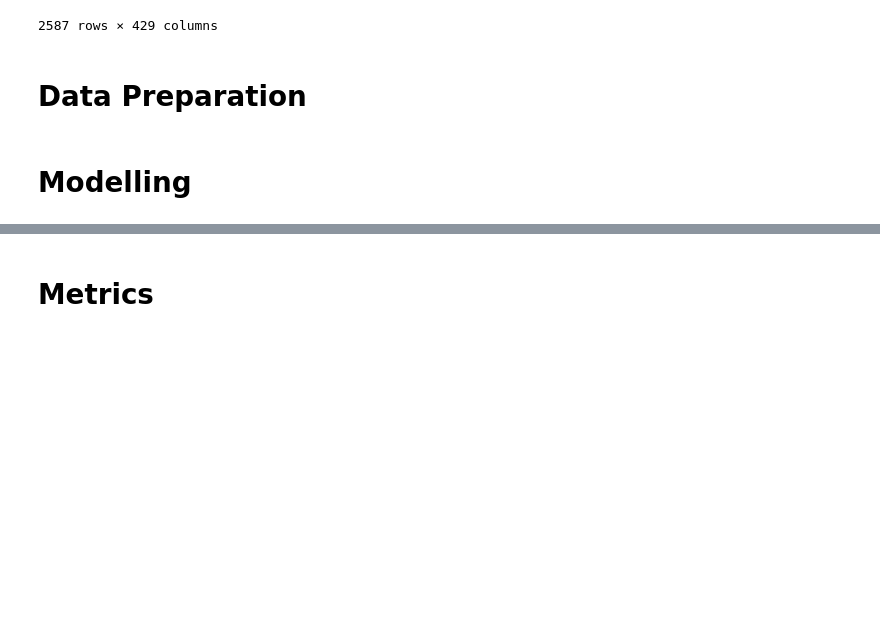
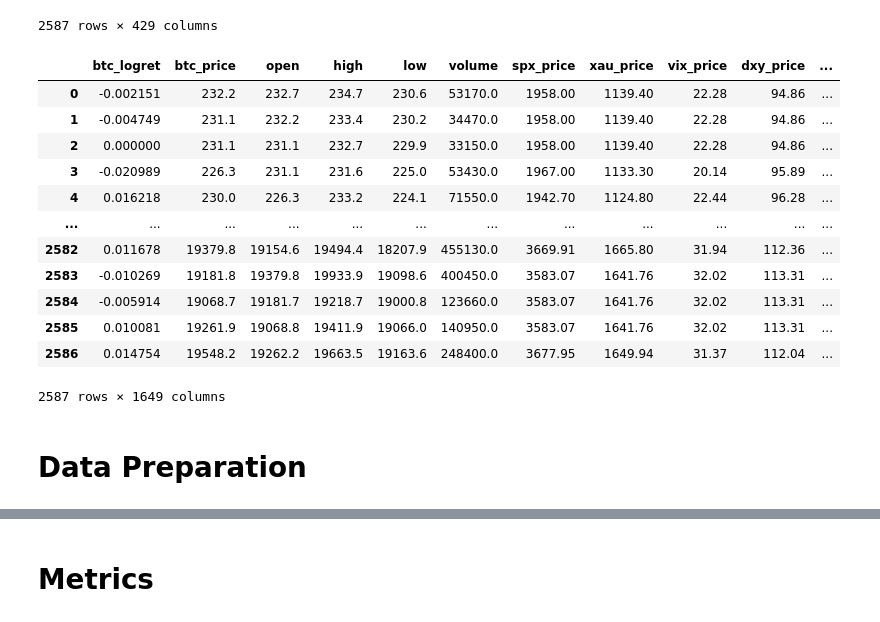
Before and after one commit to NichBry25/BitcoinPricePrediction, a Jupyter notebook: BTCForecasting_XGBoost.ipynb, the cells around one changed output, grey strips where cells are left out. Cells and saved outputs as stored; diff of their text form; code cells hidden in the pictures; blank space fills up the shorter version.

```diff
--- a/BTCForecasting_XGBoost.ipynb
+++ b/BTCForecasting_XGBoost.ipynb
@@ -144,6 +152,22 @@ train_1
 | 2585 | 0.010081 | 19261.9 | 19068.8 | 19411.9 | 19066.0 | 140950.0 | 19691.718 | 26335.3040 | 19068.7 | ... |
 | 2586 | 0.014754 | 19548.2 | 19262.2 | 19663.5 | 19163.6 | 248400.0 | 19691.678 | 26205.4200 | 19261.9 | ... |
 2587 rows × 429 columns
+# %%
+train_2
+# %% [output]
+|  | btc_logret | btc_price | open | high | low | volume | spx_price | xau_price | vix_price | dxy_price | ... |
+| 0 | -0.002151 | 232.2 | 232.7 | 234.7 | 230.6 | 53170.0 | 1958.00 | 1139.40 | 22.28 | 94.86 | ... |
+| 1 | -0.004749 | 231.1 | 232.2 | 233.4 | 230.2 | 34470.0 | 1958.00 | 1139.40 | 22.28 | 94.86 | ... |
+| 2 | 0.000000 | 231.1 | 231.1 | 232.7 | 229.9 | 33150.0 | 1958.00 | 1139.40 | 22.28 | 94.86 | ... |
+| 3 | -0.020989 | 226.3 | 231.1 | 231.6 | 225.0 | 53430.0 | 1967.00 | 1133.30 | 20.14 | 95.89 | ... |
+| 4 | 0.016218 | 230.0 | 226.3 | 233.2 | 224.1 | 71550.0 | 1942.70 | 1124.80 | 22.44 | 96.28 | ... |
+| ... | ... | ... | ... | ... | ... | ... | ... | ... | ... | ... | ... |
+| 2582 | 0.011678 | 19379.8 | 19154.6 | 19494.4 | 18207.9 | 455130.0 | 3669.91 | 1665.80 | 31.94 | 112.36 | ... |
+| 2583 | -0.010269 | 19181.8 | 19379.8 | 19933.9 | 19098.6 | 400450.0 | 3583.07 | 1641.76 | 32.02 | 113.31 | ... |
+| 2584 | -0.005914 | 19068.7 | 19181.7 | 19218.7 | 19000.8 | 123660.0 | 3583.07 | 1641.76 | 32.02 | 113.31 | ... |
+| 2585 | 0.010081 | 19261.9 | 19068.8 | 19411.9 | 19066.0 | 140950.0 | 3583.07 | 1641.76 | 32.02 | 113.31 | ... |
+| 2586 | 0.014754 | 19548.2 | 19262.2 | 19663.5 | 19163.6 | 248400.0 | 3677.95 | 1649.94 | 31.37 | 112.04 | ... |
+2587 rows × 1649 columns
 # %% [markdown]
 # Data Preparation
 # %%
@@ -160,5 +184,3 @@ X_test_1,  y_test_1  = prepare_data(test_1)
 X_train_2, y_train_2 = prepare_data(train_2)
 X_val_2,   y_val_2   = prepare_data(val_2)
 X_test_2,  y_test_2  = prepare_data(test_2)
-# %% [markdown]
-# Modelling
```
Also changed, not shown: parts of 37 cells of this notebook.
